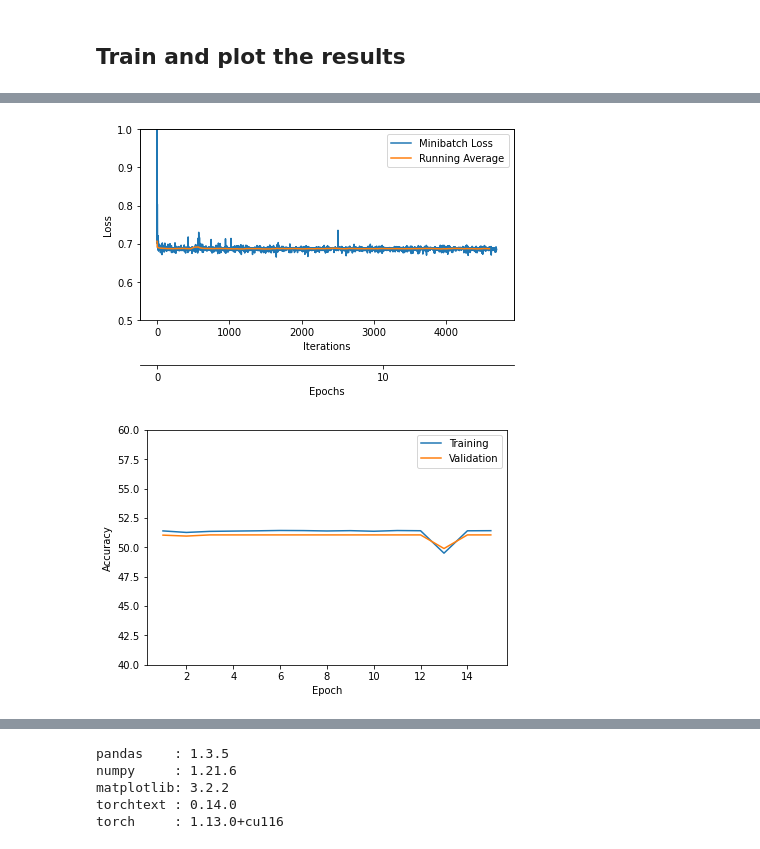
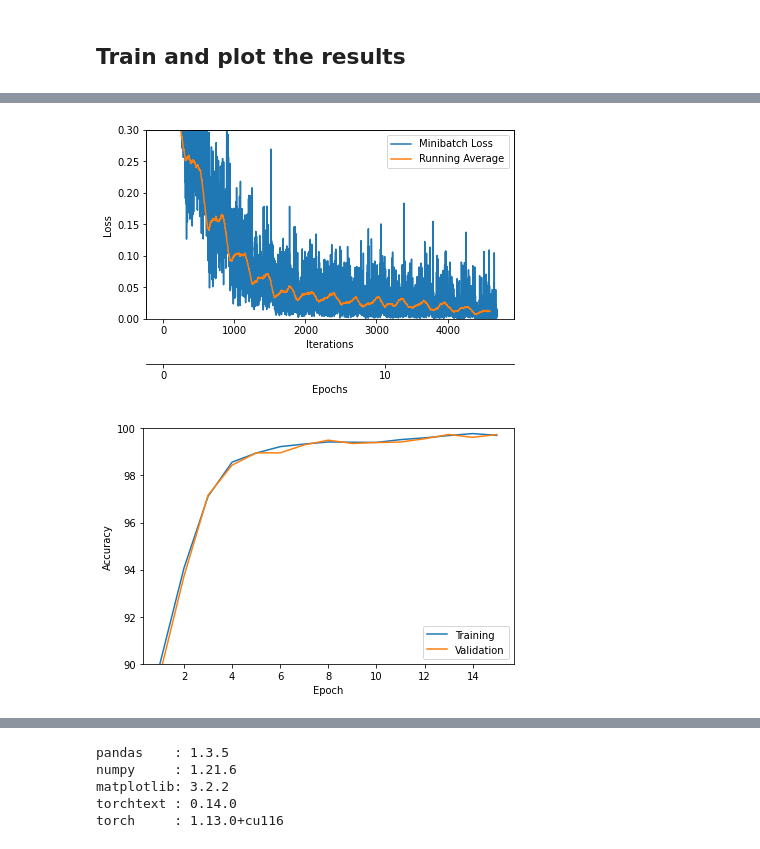
Before and after one commit to andrei-radulescu-banu/stat453-deep-learning-ss21, a Jupyter notebook: L15/packed_lstm.ipynb, the cells around one changed output, grey strips where cells are left out. Cells and saved outputs as stored; diff of their text form; code cells hidden in the pictures.

```diff
--- a/L15/packed_lstm.ipynb
+++ b/L15/packed_lstm.ipynb
@@ -292,4 +275,0 @@ def batch_sampler():
-# %%
-for i, s in enumerate(train_list):
-  print(i, s[0])
-  break
@@ -298,5 +276,5 @@ for i, s in enumerate(train_list):
 # %%
-from torch.utils.data import Sampler, DistributedSampler, Dataset
+from torch.utils.data import Sampler, Dataset
 
 # Create our own sampler, to ensure we function with multiple worker threads
 # See https://discuss.pytorch.org/t/using-distributedsampler-in-combination-with-batch-sampler-to-make-sure-batches-have-sentences-of-similar-length/119824/3
@@ -317,8 +295,13 @@ class BatchSamplerSimilarLength(Sampler):
         pooled_indices = []
         # create pool of indices with similar lengths
         for i in range(0, len(self.indices), self.batch_size * 100):
-            pooled_indices.extend(sorted(self.indices[i:i + self.batch_size * 100], key=lambda x: x[0]))
-        self.pooled_indices = [x[1] for x in pooled_indices]
+          pooled_indices.extend(sorted(self.indices[i:i + self.batch_size * 100], key=lambda x: x[1]))
+        self.pooled_indices = [x[0] for x in pooled_indices]
+
+        # Comment in for validation
+        #self.pooled_lengths = [x[1] for x in pooled_indices]
+        #print(self.pooled_lengths)
+        #print(self.pooled_indices)
 
         # yield indices for current batch
         batches = [self.pooled_indices[i:i + self.batch_size] for i in
@@ -331,22 +314,6 @@ class BatchSamplerSimilarLength(Sampler):
 
     def __len__(self):
         return len(self.pooled_indices) // self.batch_size
-
-class DistributedBatchSamplerSimilarLength(DistributedSampler):
-    def __init__(self, dataset: Dataset, num_replicas = None,
-                 rank = None, shuffle: bool = True,
-                 seed: int = 0, drop_last: bool = False, batch_size = 10) -> None:
-        super().__init__(dataset=dataset, num_replicas=num_replicas, rank=rank, shuffle=shuffle, seed=seed,
-                         drop_last=drop_last)
-        self.batch_size = batch_size
-
-    def __iter__(self):
-        indices = list(super().__iter__())
-        batch_sampler = BatchSamplerSimilarLength(self.dataset, batch_size=self.batch_size, indices=indices)
-        return iter(batch_sampler)
-
-    def __len__(self) -> int:
-        return self.num_samples//batch_size
 # %%
 train_dp_list = list(train_dp)
 valid_dp_list = list(valid_dp)
@@ -358,11 +325,13 @@ train_loader = DataLoader(train_dp_list,
                           collate_fn=collate_batch)
 valid_loader = DataLoader(train_dp_list,
                           batch_sampler=BatchSamplerSimilarLength(dataset = valid_dp_list,
-                                                                  batch_size=BATCH_SIZE),
+                                                                  batch_size=BATCH_SIZE,
+                                                                  shuffle=False),
                           collate_fn=collate_batch)
 test_loader = DataLoader(train_dp_list,
                           batch_sampler=BatchSamplerSimilarLength(dataset = test_dp_list,
-                                                                  batch_size=BATCH_SIZE),
+                                                                  batch_size=BATCH_SIZE,
+                                                                  shuffle=False),
                           collate_fn=collate_batch)
 
 text_batch, label_batch = next(iter(train_loader))
@@ -717,20 +668,20 @@ KeyboardInterrupt: ignored
 # %%
 plot_training_loss(minibatch_loss_list=minibatch_loss_list,
                    num_epochs=NUM_EPOCHS,
                    iter_per_epoch=len(train_loader),
                    results_dir=None,
                    averaging_iterations=100)
-plt.ylim([0.5, 1])
+plt.ylim([0, .3])
 plt.show()
 
 plot_accuracy(train_acc_list=train_acc_list,
               valid_acc_list=valid_acc_list,
               results_dir=None)
-plt.ylim([40, 60])
+plt.ylim([90, 100])
 plt.show()
 # %% [output]
-[figure, old version]
+[figure, new version]
-[figure, old version]
+[figure, new version]
 # %%
 def predict_sentiment(model, sentence):
 
```
Also changed, not shown: parts of 16 cells of this notebook.
